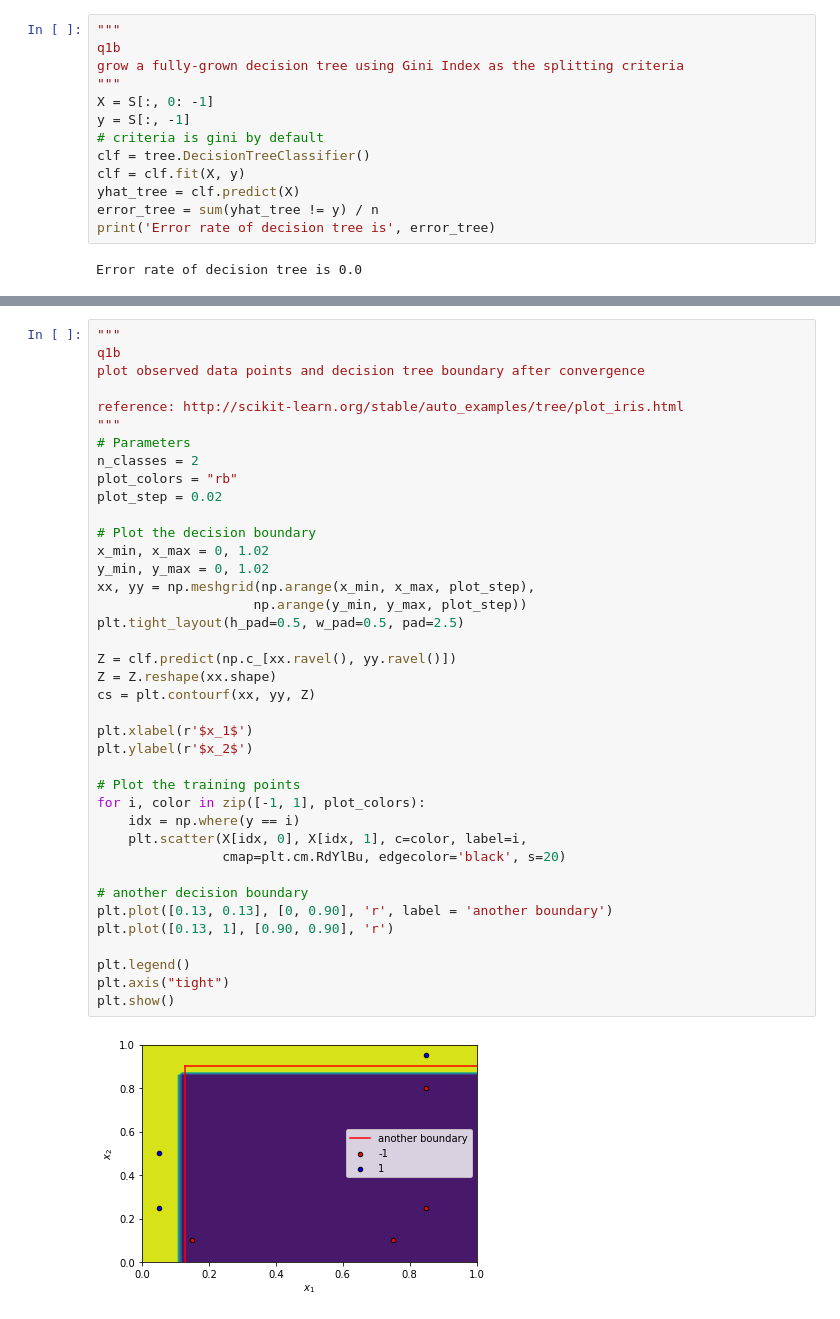
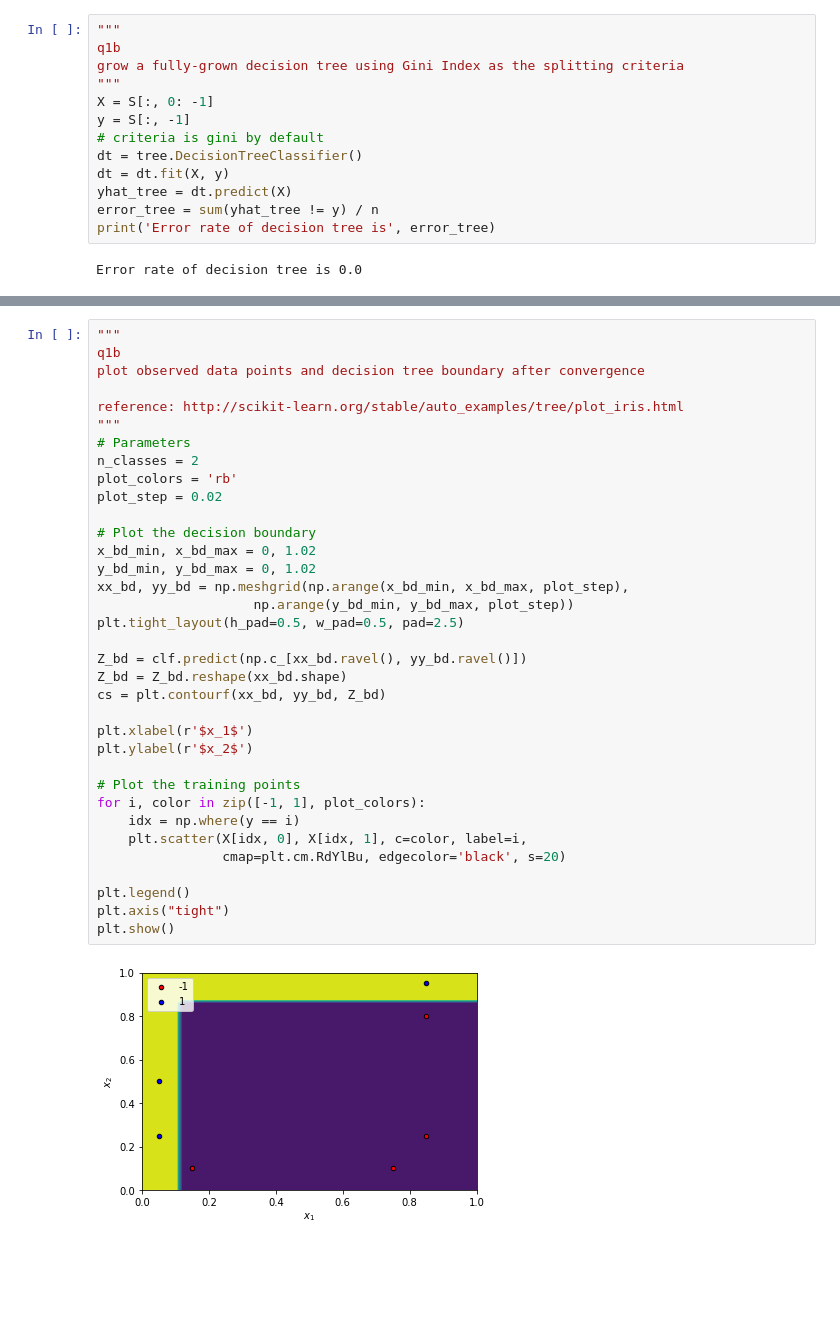
Before and after one commit to YilinGao/ML_assignments, a Jupyter notebook: hw2/hw2_code/q1.ipynb, the cells around one changed output, grey strips where cells are left out. Drawn from its saved outputs; the diff is of its cells as text; blank space fills up the shorter version.

```diff
--- a/hw2/hw2_code/q1.ipynb
+++ b/hw2/hw2_code/q1.ipynb
@@ -97,9 +110,9 @@ grow a fully-grown decision tree using Gini Index as the splitting criteria
 X = S[:, 0: -1]
 y = S[:, -1]
 # criteria is gini by default
-clf = tree.DecisionTreeClassifier()
-clf = clf.fit(X, y)
-yhat_tree = clf.predict(X)
+dt = tree.DecisionTreeClassifier()
+dt = dt.fit(X, y)
+yhat_tree = dt.predict(X)
 error_tree = sum(yhat_tree != y) / n
 print('Error rate of decision tree is', error_tree)
 # %% [output]
@@ -116,41 +129,37 @@ system('rm tree.dot')
 # %%
 """
 q1b
 plot observed data points and decision tree boundary after convergence
 
 reference: http://scikit-learn.org/stable/auto_examples/tree/plot_iris.html
 """
 # Parameters
 n_classes = 2
-plot_colors = "rb"
+plot_colors = 'rb'
 plot_step = 0.02
 
 # Plot the decision boundary
-x_min, x_max = 0, 1.02
-y_min, y_max = 0, 1.02
-xx, yy = np.meshgrid(np.arange(x_min, x_max, plot_step),
-                    np.arange(y_min, y_max, plot_step))
+x_bd_min, x_bd_max = 0, 1.02
+y_bd_min, y_bd_max = 0, 1.02
+xx_bd, yy_bd = np.meshgrid(np.arange(x_bd_min, x_bd_max, plot_step),
+                    np.arange(y_bd_min, y_bd_max, plot_step))
 plt.tight_layout(h_pad=0.5, w_pad=0.5, pad=2.5)
 
-Z = clf.predict(np.c_[xx.ravel(), yy.ravel()])
-Z = Z.reshape(xx.shape)
-cs = plt.contourf(xx, yy, Z)
+Z_bd = clf.predict(np.c_[xx_bd.ravel(), yy_bd.ravel()])
+Z_bd = Z_bd.reshape(xx_bd.shape)
+cs = plt.contourf(xx_bd, yy_bd, Z_bd)
 
 plt.xlabel(r'$x_1$')
 plt.ylabel(r'$x_2$')
 
 # Plot the training points
 for i, color in zip([-1, 1], plot_colors):
     idx = np.where(y == i)
     plt.scatter(X[idx, 0], X[idx, 1], c=color, label=i,
                 cmap=plt.cm.RdYlBu, edgecolor='black', s=20)
 
-# another decision boundary
-plt.plot([0.13, 0.13], [0, 0.90], 'r', label = 'another boundary')
-plt.plot([0.13, 1], [0.90, 0.90], 'r')
-
 plt.legend()
 plt.axis("tight")
 plt.show()
 # %% [output]
-[figure, old version]
+[figure, new version]
```
Also changed, not shown: parts of 6 cells of this notebook, 5 other files.
